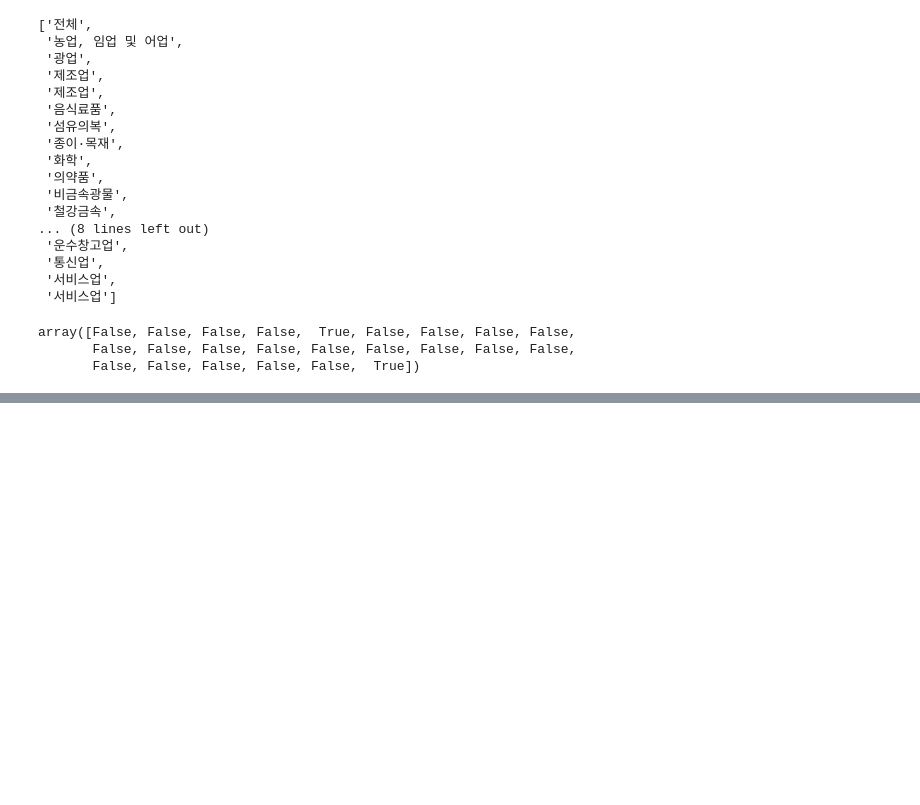
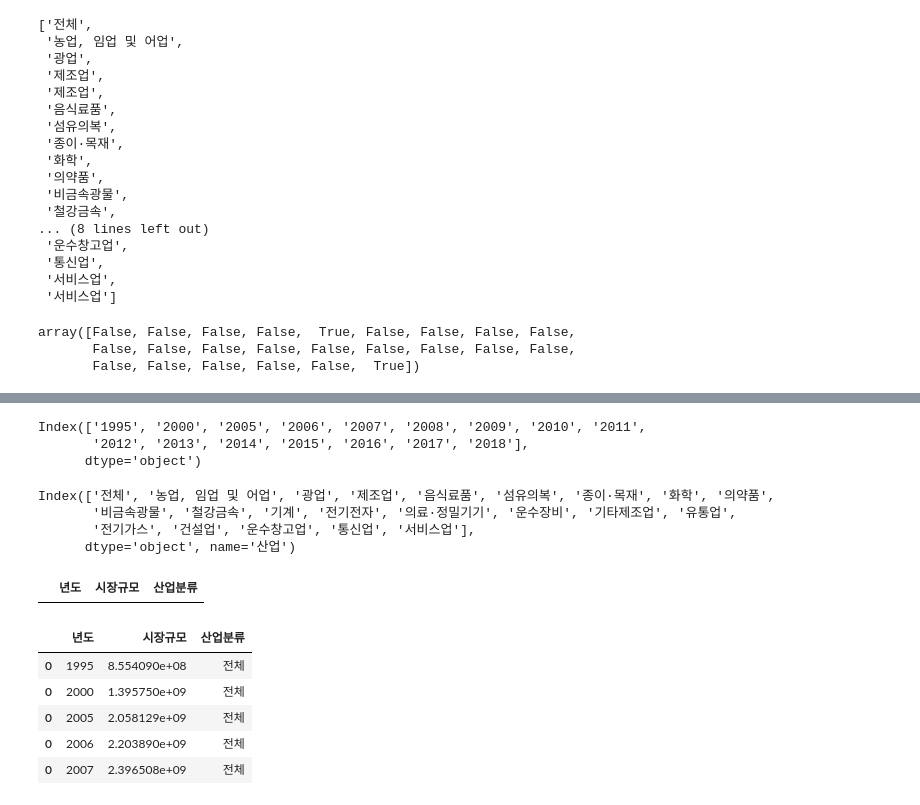
Before and after one commit to dss-16th/eda-repo-1, a Jupyter notebook: market_size_v2.ipynb, the cells around one changed output, grey strips where cells are left out. Cells and saved outputs as stored; diff of their text form; code cells hidden in the pictures; blank space fills up the shorter version.

```diff
--- a/market_size_v2.ipynb
+++ b/market_size_v2.ipynb
@@ -374,7 +374,7 @@ array([False, False, False, False,  True, False, False, False, False,
 # %%
 # 중복 삭제
 market_size_sorted_trans = market_size_sorted.transpose()
-market_size_final = market_size_sorted_trans.drop_duplicates().head()
+market_size_final = market_size_sorted_trans.drop_duplicates()
 # %%
 market_size_final.head()
 # %% [output]
@@ -389,0 +393,21 @@ market_size_final.to_csv('./datas/market_size_final.csv')
+# %%
+# '년도' 의 '년' 삭제 / 데이터 타입 변환(str)
+market_size_final.columns = market_size_final.columns.str.replace('년','')
+market_size_final.columns
+# %% [output]
+Index(['1995', '2000', '2005', '2006', '2007', '2008', '2009', '2010', '2011',
+       '2012', '2013', '2014', '2015', '2016', '2017', '2018'],
+      dtype='object')
+# %%
+market_size_final.index
+# %% [output]
+Index(['전체', '농업, 임업 및 어업', '광업', '제조업', '음식료품', '섬유의복', '종이·목재', '화학', '의약품',
+       '비금속광물', '철강금속', '기계', '전기전자', '의료·정밀기기', '운수장비', '기타제조업', '유통업',
+       '전기가스', '건설업', '운수창고업', '통신업', '서비스업'],
+      dtype='object', name='산업')
+# %%
+# 새로운 데이터 프레임 틀 만들기
+market_size_reform = pd.DataFrame({ '년도' : [], '시장규모' : [], '산업분류' : []})
+market_size_reform
+# %% [output]
+|  | 년도 | 시장규모 | 산업분류 |
@@ -389,0 +422,9 @@ market_size_final.to_csv('./datas/market_size_final.csv')
+# %%
+market_size_reform.head()
+# %% [output]
+|  | 년도 | 시장규모 | 산업분류 |
+| 0 | 1995 | 8.554090e+08 | 전체 |
+| 0 | 2000 | 1.395750e+09 | 전체 |
+| 0 | 2005 | 2.058129e+09 | 전체 |
+| 0 | 2006 | 2.203890e+09 | 전체 |
+| 0 | 2007 | 2.396508e+09 | 전체 |
```
Also changed, not shown: parts of 8 cells of this notebook.
